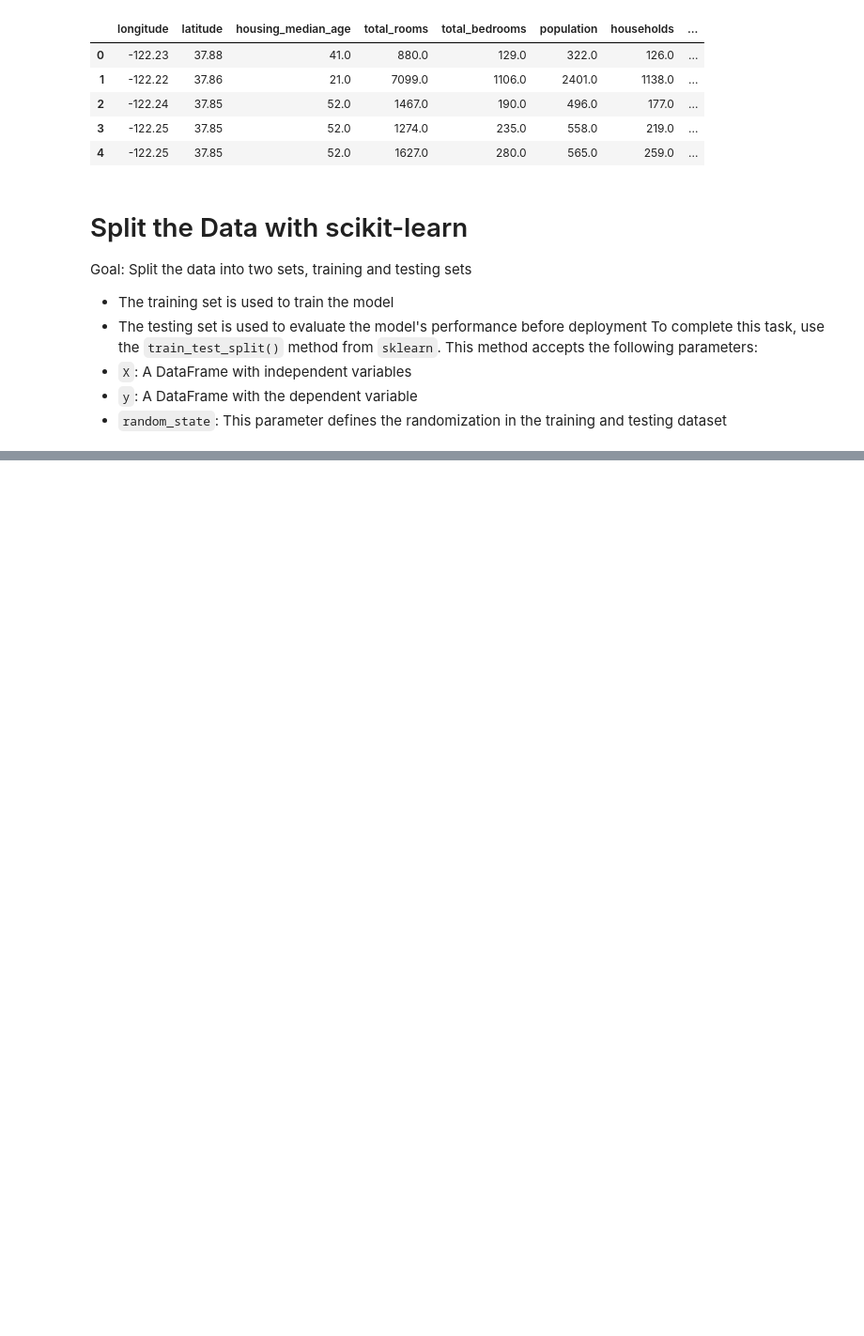
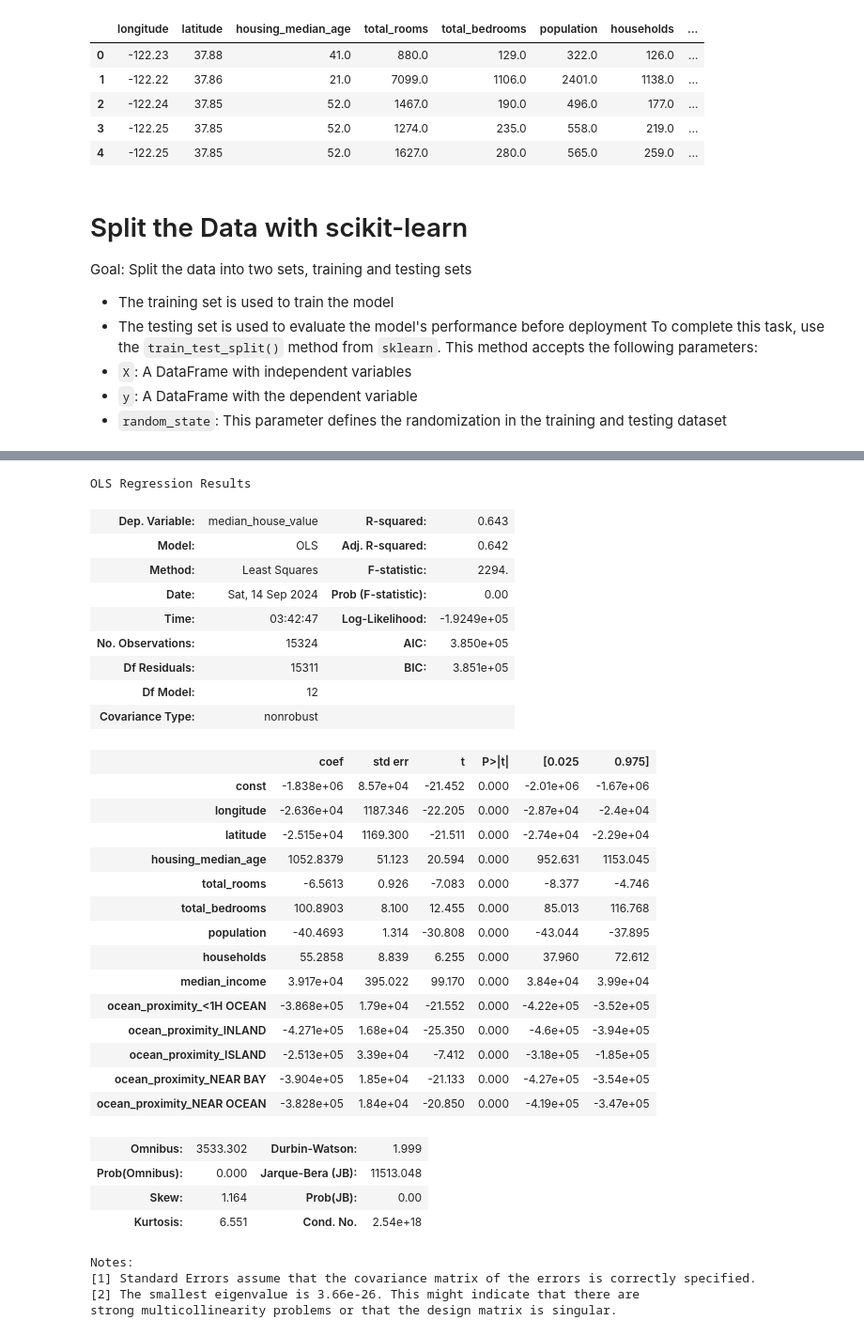
Before and after one commit to eigenscribe/myRepository, a Jupyter notebook: notebooks/statsmodel.ipynb, the cells around one changed output, grey strips where cells are left out. Shown at 94% size. Drawn from its saved outputs; the diff is of its cells as text; code cells hidden in the pictures; blank space fills up the shorter version.

```diff
--- a/notebooks/statsmodel.ipynb
+++ b/notebooks/statsmodel.ipynb
@@ -156,0 +184,36 @@ To complete this task, use the `train_test_split()` method from `sklearn`. This
+# %%
+model.summary()
+# %% [output]
+OLS Regression Results
+| Dep. Variable: | median_house_value | R-squared: | 0.643 |
+| Model: | OLS | Adj. R-squared: | 0.642 |
+| Method: | Least Squares | F-statistic: | 2294. |
+| Date: | Sat, 14 Sep 2024 | Prob (F-statistic): | 0.00 |
+| Time: | 03:42:47 | Log-Likelihood: | -1.9249e+05 |
+| No. Observations: | 15324 | AIC: | 3.850e+05 |
+| Df Residuals: | 15311 | BIC: | 3.851e+05 |
+| Df Model: | 12 |  |  |
+| Covariance Type: | nonrobust |  |  |
+|  | coef | std err | t | P>|t| | [0.025 | 0.975] |
+| const | -1.838e+06 | 8.57e+04 | -21.452 | 0.000 | -2.01e+06 | -1.67e+06 |
+| longitude | -2.636e+04 | 1187.346 | -22.205 | 0.000 | -2.87e+04 | -2.4e+04 |
+| latitude | -2.515e+04 | 1169.300 | -21.511 | 0.000 | -2.74e+04 | -2.29e+04 |
+| housing_median_age | 1052.8379 | 51.123 | 20.594 | 0.000 | 952.631 | 1153.045 |
+| total_rooms | -6.5613 | 0.926 | -7.083 | 0.000 | -8.377 | -4.746 |
+| total_bedrooms | 100.8903 | 8.100 | 12.455 | 0.000 | 85.013 | 116.768 |
+| population | -40.4693 | 1.314 | -30.808 | 0.000 | -43.044 | -37.895 |
+| households | 55.2858 | 8.839 | 6.255 | 0.000 | 37.960 | 72.612 |
+| median_income | 3.917e+04 | 395.022 | 99.170 | 0.000 | 3.84e+04 | 3.99e+04 |
+| ocean_proximity_<1H OCEAN | -3.868e+05 | 1.79e+04 | -21.552 | 0.000 | -4.22e+05 | -3.52e+05 |
+| ocean_proximity_INLAND | -4.271e+05 | 1.68e+04 | -25.350 | 0.000 | -4.6e+05 | -3.94e+05 |
+| ocean_proximity_ISLAND | -2.513e+05 | 3.39e+04 | -7.412 | 0.000 | -3.18e+05 | -1.85e+05 |
+| ocean_proximity_NEAR BAY | -3.904e+05 | 1.85e+04 | -21.133 | 0.000 | -4.27e+05 | -3.54e+05 |
+| ocean_proximity_NEAR OCEAN | -3.828e+05 | 1.84e+04 | -20.850 | 0.000 | -4.19e+05 | -3.47e+05 |
+| Omnibus: | 3533.302 | Durbin-Watson: | 1.999 |
+| Prob(Omnibus): | 0.000 | Jarque-Bera (JB): | 11513.048 |
+| Skew: | 1.164 | Prob(JB): | 0.00 |
+| Kurtosis: | 6.551 | Cond. No. | 2.54e+18 |
+Notes:
+[1] Standard Errors assume that the covariance matrix of the errors is correctly specified.
+[2] The smallest eigenvalue is 3.66e-26. This might indicate that there are
+strong multicollinearity problems or that the design matrix is singular.
```
Also changed, not shown: parts of 9 cells of this notebook.
